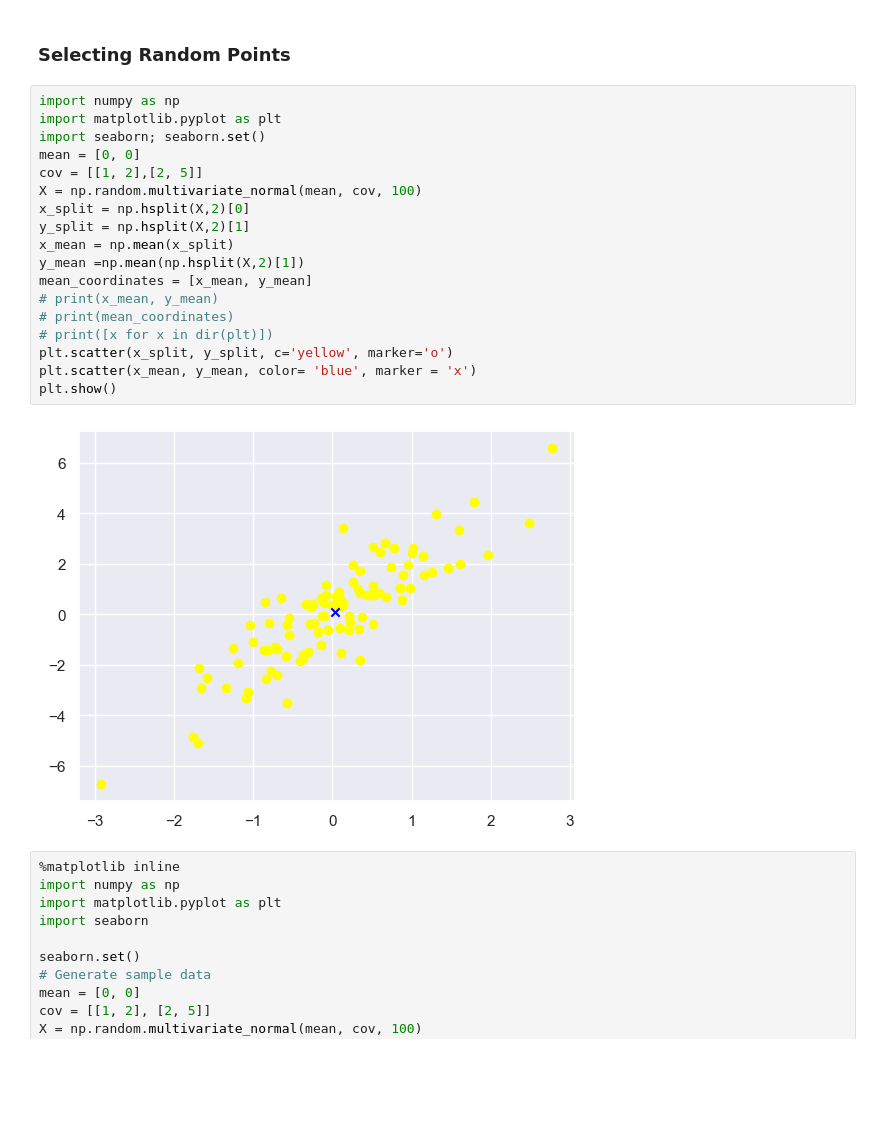
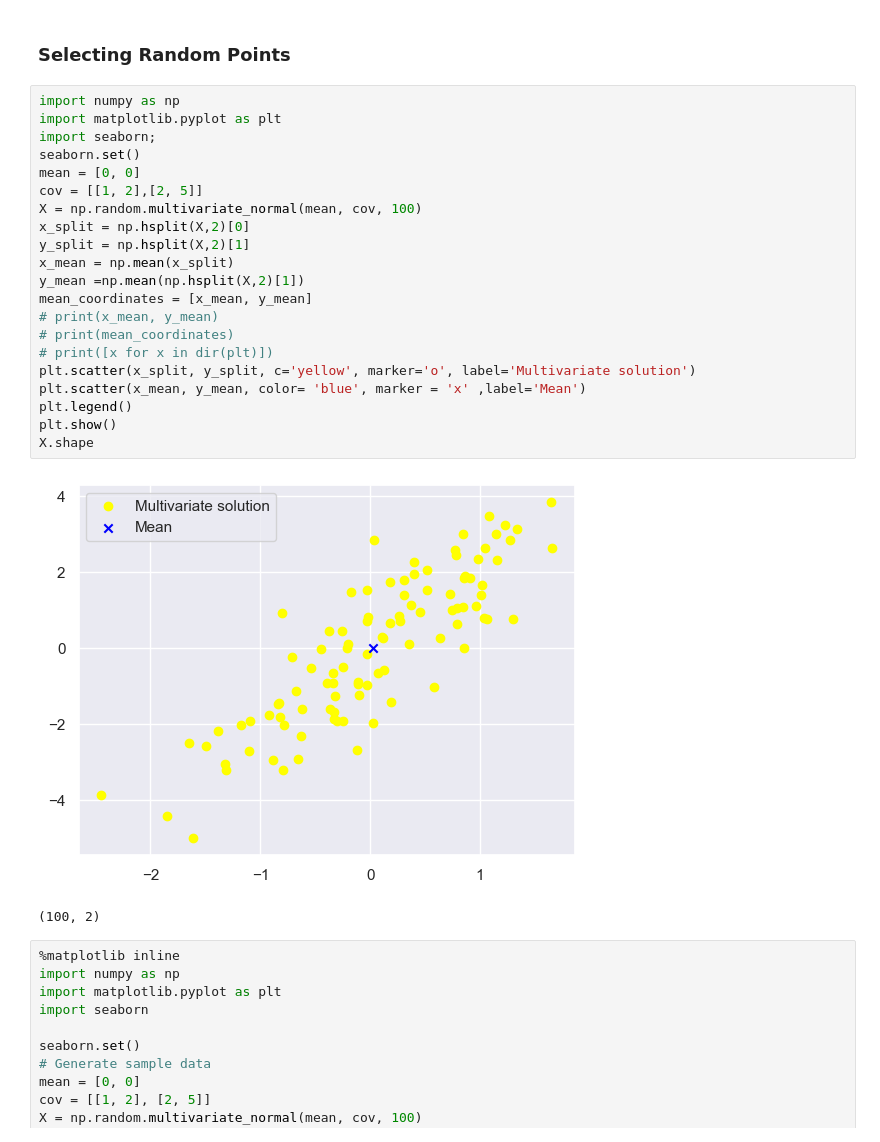
Before and after one commit to HerbSek/Learning-Data-Science, a Jupyter notebook: numpy.ipynb, the cells around one changed output. Cells and saved outputs as stored; diff of their text form; blank space fills up the shorter version.

```diff
--- a/numpy.ipynb
+++ b/numpy.ipynb
@@ -498,23 +500,27 @@ print([x[1],x[5],x[2]])
 # %%
 import numpy as np
 import matplotlib.pyplot as plt
-import seaborn; seaborn.set()
+import seaborn;
+seaborn.set()
 mean = [0, 0]
 cov = [[1, 2],[2, 5]]
 X = np.random.multivariate_normal(mean, cov, 100)
 x_split = np.hsplit(X,2)[0]
 y_split = np.hsplit(X,2)[1]
 x_mean = np.mean(x_split)
 y_mean =np.mean(np.hsplit(X,2)[1])
 mean_coordinates = [x_mean, y_mean]
 # print(x_mean, y_mean)
 # print(mean_coordinates)
 # print([x for x in dir(plt)])
-plt.scatter(x_split, y_split, c='yellow', marker='o')
-plt.scatter(x_mean, y_mean, color= 'blue', marker = 'x')
+plt.scatter(x_split, y_split, c='yellow', marker='o', label='Multivariate solution')
+plt.scatter(x_mean, y_mean, color= 'blue', marker = 'x' ,label='Mean')
+plt.legend()
 plt.show()
+X.shape
 # %% [output]
-[figure, old version]
+[figure, new version]
+(100, 2)
 # %%
 %matplotlib inline
 import numpy as np
```
Also changed, not shown: parts of 3 cells of this notebook, 2 other files.
